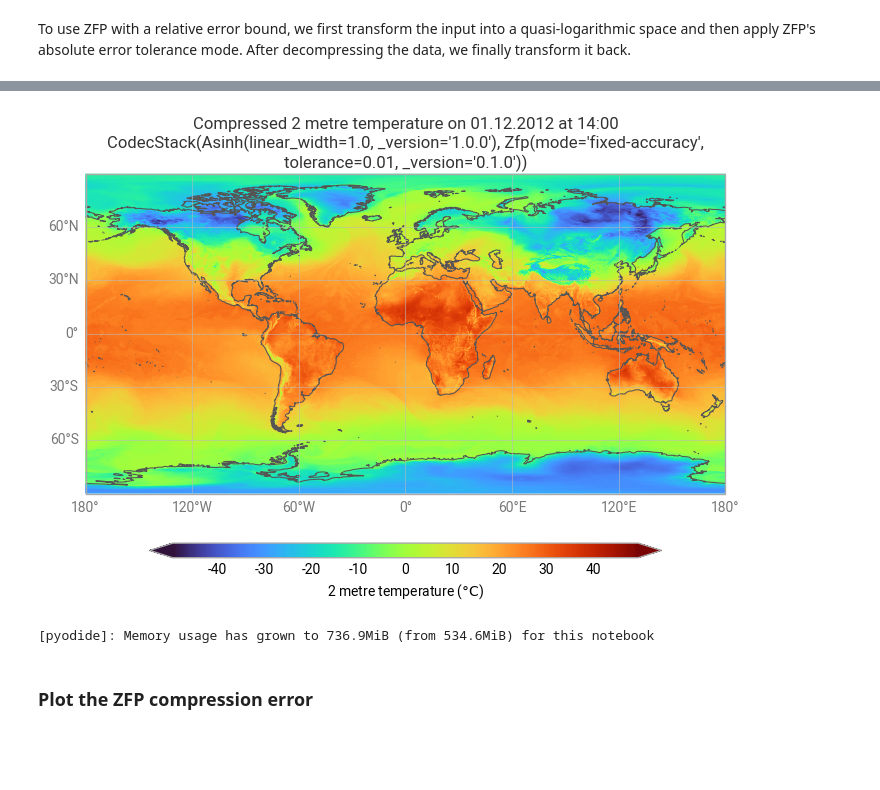
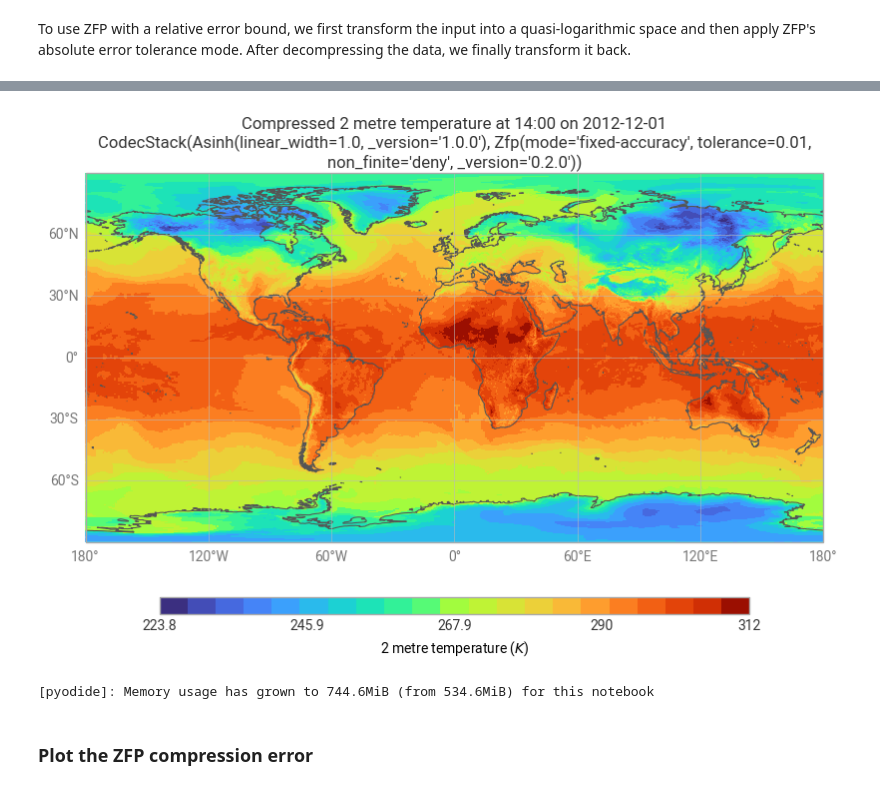
Before and after one commit to climet-eu/compression-lab-notebooks, a Jupyter notebook: 01-intro.ipynb, the cells around one changed output, grey strips where cells are left out. Saved outputs shown, nothing was run; the diff lists cells and outputs as text; code cells hidden in the pictures; blank space fills up the shorter version.

Commit message:
Upgrade notebooks for v0.4 (#39)
* Update the notebooks

* Add `utils.quickplot` for better plotting

* Use `getpass` for API keys

```diff
--- a/01-intro.ipynb
+++ b/01-intro.ipynb
@@ -315,10 +278,8 @@ zfp_compressor = str(zfp_compressor)
 # %%
-plot_data(
-    da_zfp, title_prefix="Compressed ", title_postfix=f"\n{zfp_compressor}",
-)
+utils.quickplot(da_zfp, title=f"Compressed {{default_title}}\n{zfp_compressor}")
 # %% [output]
-[figure, old version]
+[figure, new version]
-[pyodide]: Memory usage has grown to 736.9MiB (from 534.6MiB) for this notebook
+[pyodide]: Memory usage has grown to 744.6MiB (from 534.6MiB) for this notebook
 # %% [markdown]
 ### Plot the ZFP compression error
 # %%
```
Also changed, not shown: parts of 14 cells of this notebook, 11 other files.
